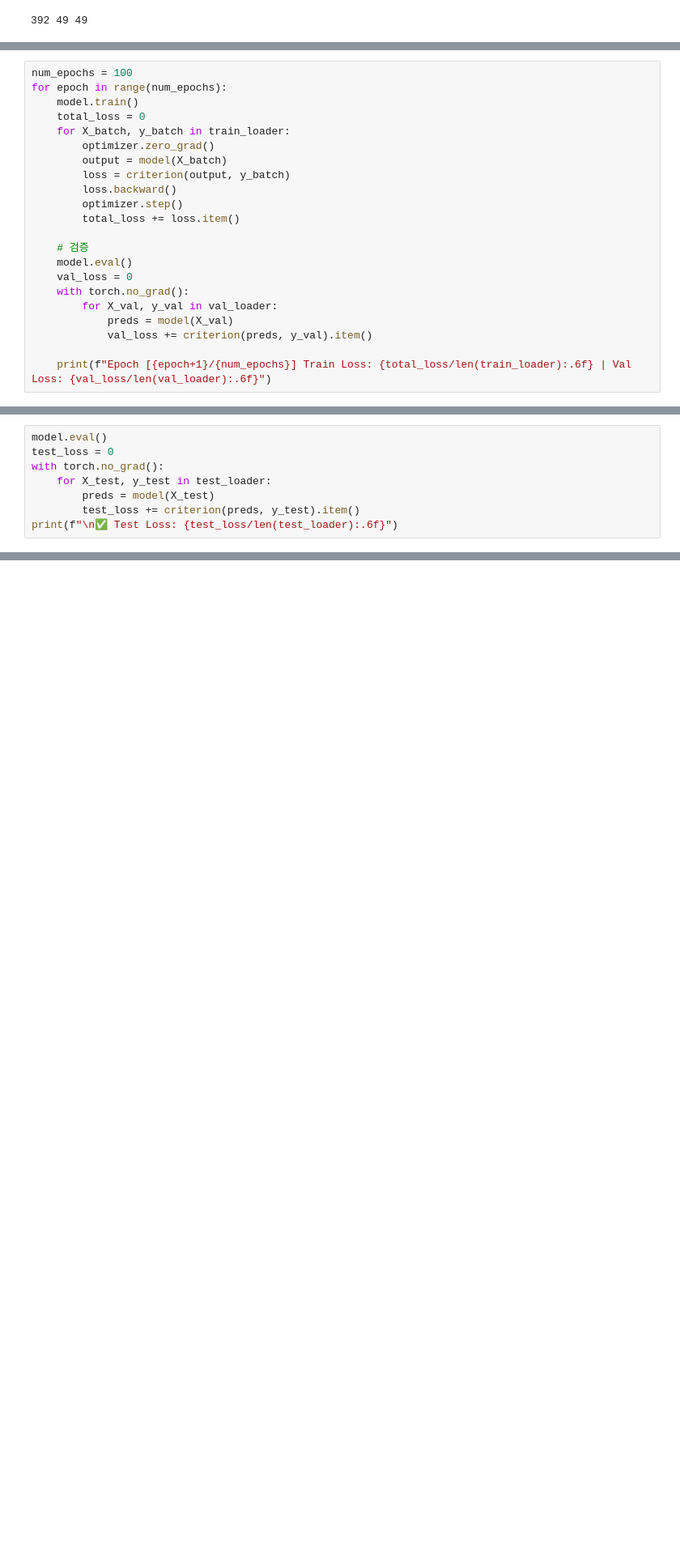
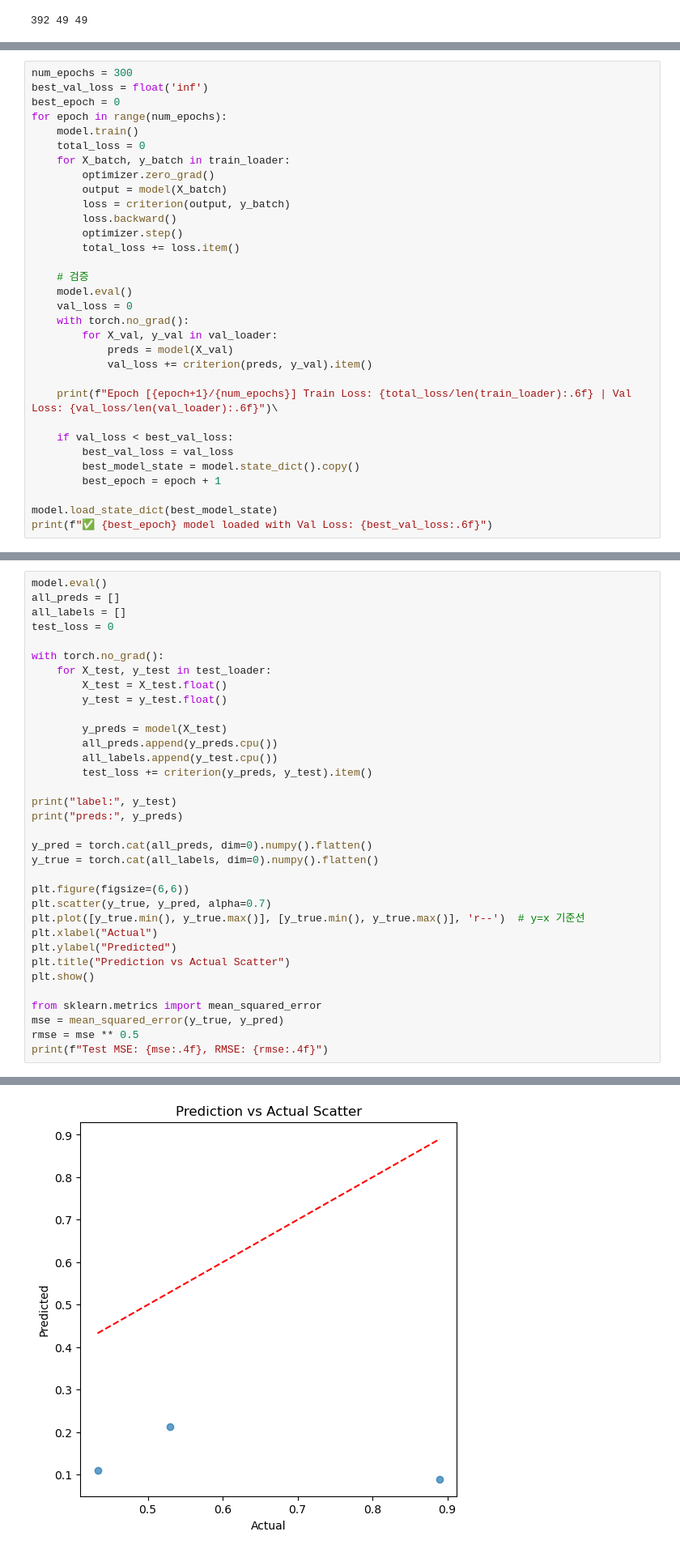
Before and after one commit to kty2001/water_quality, a Jupyter notebook: codetest.ipynb, the cells around one changed output, grey strips where cells are left out. Shown: that part at 81% size. Saved outputs shown, nothing was run; the diff lists cells and outputs as text; blank space fills up the shorter version.

```diff
--- a/codetest.ipynb
+++ b/codetest.ipynb
@@ -237,5 +249,7 @@ print(pd.DataFrame(features).agg(['min', 'max']).T.head())
 # %%
-num_epochs = 100
+num_epochs = 300
+best_val_loss = float('inf')
+best_epoch = 0
 for epoch in range(num_epochs):
     model.train()
     total_loss = 0
@@ -255,5 +269,13 @@ for epoch in range(num_epochs):
             preds = model(X_val)
             val_loss += criterion(preds, y_val).item()
 
-    print(f"Epoch [{epoch+1}/{num_epochs}] Train Loss: {total_loss/len(train_loader):.6f} | Val Loss: {val_loss/len(val_loader):.6f}")
+    print(f"Epoch [{epoch+1}/{num_epochs}] Train Loss: {total_loss/len(train_loader):.6f} | Val Loss: {val_loss/len(val_loader):.6f}")\
+
+    if val_loss < best_val_loss:
+        best_val_loss = val_loss
+        best_model_state = model.state_dict().copy()
+        best_epoch = epoch + 1
+
+model.load_state_dict(best_model_state)
+print(f"✅ {best_epoch} model loaded with Val Loss: {best_val_loss:.6f}")
 # %% [output]
@@ -277,9 +299,35 @@ Epoch [100/100] Train Loss: 0.016627 | Val Loss: 0.053238
 # %%
 model.eval()
+all_preds = []
+all_labels = []
 test_loss = 0
+
 with torch.no_grad():
     for X_test, y_test in test_loader:
-        preds = model(X_test)
-        test_loss += criterion(preds, y_test).item()
-print(f"\n✅ Test Loss: {test_loss/len(test_loader):.6f}")
+        X_test = X_test.float()
+        y_test = y_test.float()
+
+        y_preds = model(X_test)
+        all_preds.append(y_preds.cpu())
+        all_labels.append(y_test.cpu())
+        test_loss += criterion(y_preds, y_test).item()
+
+print("label:", y_test)
+print("preds:", y_preds)
+
+y_pred = torch.cat(all_preds, dim=0).numpy().flatten()
+y_true = torch.cat(all_labels, dim=0).numpy().flatten()
+
+plt.figure(figsize=(6,6))
+plt.scatter(y_true, y_pred, alpha=0.7)
+plt.plot([y_true.min(), y_true.max()], [y_true.min(), y_true.max()], 'r--')  # y=x 기준선
+plt.xlabel("Actual")
+plt.ylabel("Predicted")
+plt.title("Prediction vs Actual Scatter")
+plt.show()
+
+from sklearn.metrics import mean_squared_error
+mse = mean_squared_error(y_true, y_pred)
+rmse = mse ** 0.5
+print(f"Test MSE: {mse:.4f}, RMSE: {rmse:.4f}")
 # %% [output]
@@ -286,0 +340 @@ print(f"\n✅ Test Loss: {test_loss/len(test_loader):.6f}")
+[figure, added]
```
Also changed, not shown: parts of 9 cells of this notebook.
